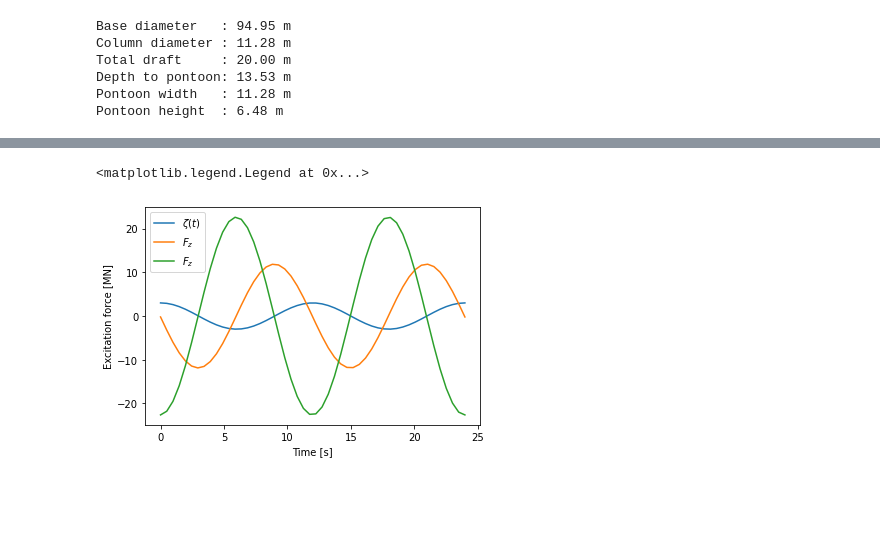
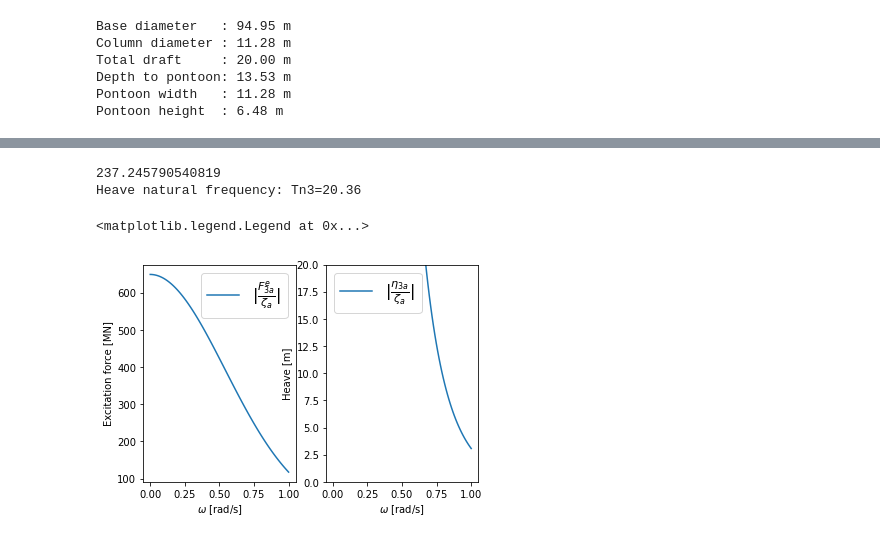
Before and after one commit to hydrodavid/tmr4247, a Jupyter notebook: Lecture_7.ipynb, the cells around one changed output, grey strips where cells are left out. Saved outputs shown, nothing was run; the diff lists cells and outputs as text; code cells hidden in the pictures; blank space fills up the shorter version.

```diff
--- a/Lecture_7.ipynb
+++ b/Lecture_7.ipynb
@@ -309,6 +327,7 @@ feet_to_meters = 1./3.2808 # [m/ft]   unit conversion
 inches_to_meters = 0.0254  # [m/inch] unit conversion
 
 D = 311*feet_to_meters + 6*inches_to_meters # Base diameter
+R = 0.5*D                                   # Base radius
 d = 37*feet_to_meters                       # Column diameter
 hb = 65*feet_to_meters + 7.5*inches_to_meters # Total draft (depth to bottom of pontoon)
 ht = 44*feet_to_meters + 4.5*inches_to_meters # Depth to top of pontoon
@@ -333,29 +370,75 @@ Pontoon height  : 6.48 m
 # %%
 # Excitation forces by use of strip theory
 rho = 1025.
 
 area2d = width*height   # [m^2] Cross-section area of pontoon
 zm = -(ht + 0.5*height) # [m] Depth to area center of cross-section
 
 # Divide pontoons into strips
 rvec, dr = np.linspace(0, 0.5*D, 50, retstep=True)
 rmvec = np.diff(rvec) # Strip mean radial coordinate
 Nstrip = len(rmvec)   # Number of strips
 
 # Pontoon angles
 theta1 = 0. * np.pi/180.
 theta2 = -120. * np.pi/180.
 theta3 = 120. * np.pi/180.
 
-# coordinates of stip mean pos
-xm1 = -np.flip(rmvec)
-xm2 = rmvec*np.cos(theta2)
-xm3 = rmvec*np.cos(theta3)
-xm = np.concatenate((xm1,xm2,xm3))
-
 # Added masses of 2d cross-section:
 a22_2d = 1.4*rho*area2d*height/width # Coefficient from Fig. 3.25
 a33_2d = 1.4*rho*area2d*width/height # Coefficient from Fig. 3.25
+
+# wave number vector from deep water dispersion relation
+omgvec = np.linspace(0.001, 1., 100)
+kvec = omgvec**2/9.81
+
+# Integration of vertical acceleration along pontoons yields, when using x=Rcos(theta):
+thetavec = [theta1, theta2, theta3]
+c1vec = np.array([np.sin(kvec*R*np.cos(theta))/np.cos(theta) for theta in thetavec]) # cos(omega*t) terms
+c1m = np.sum(c1vec)
+c2vec = np.array([(np.cos(kvec*R*np.cos(theta))-1)/np.cos(theta) for theta in thetavec]) # sin(omega*t) terms
+c2m = np.sum(c2vec)
+Cm = np.sqrt(c1m**2 + c2m**2)
+
+delta = np.arctan(c2m/c1m)
+
+
+# Excitation force amplitude in heave per wave amplitude:
+F3e_a = (rho*area2d + a33_2d) * g * np.exp(kvec*zm) * Cm
+# Above, we have used that omega**2/k = g
+
+# Waterplane stiffness
+Aw = 4*(np.pi*d**2/4.)
+C33 = rho*g*Aw
+
+# Displacement
+M = rho*(area2d*R*3 + Aw*ht)
+
+# Added mass
+A33 = a33_2d*R*3
+
+# Natural heave frequency
+omega3 = np.sqrt(C33/(M+A33))
+Tn3 = 2*np.pi/omega3
+print("Heave natural frequency: Tn3={:.2f}".format(Tn3))
+
+RAO = np.abs(F3e_a/(C33-omgvec**2*(M+A33)))
+
+# Plot surface elevation:
+fig, ax = plt.subplots(1,2)
+ax[0].plot(omgvec, F3e_a*10**(-6), label=r'$|\frac{F^e_{3a}}{\zeta_a}|$')
+ax[0].set_xlabel(r'$\omega$ [rad/s]')
+ax[0].set_ylabel('Excitation force [MN]')
+#ax.set_ylim(ymax=2, ymin=0)
+ax[0].legend(fontsize=16)
+
+ax[1].plot(omgvec, np.abs(RAO), label=r'$|\frac{\eta_{3a}}{\zeta_a}|$')
+ax[1].set_xlabel(r'$\omega$ [rad/s]')
+ax[1].set_ylabel('Heave [m]')
+ax[1].set_ylim(ymax=20, ymin=0)
+ax[1].legend(fontsize=16)
 # %% [output]
-<matplotlib.legend.Legend at 0x...>
+237.245790540819
+Heave natural frequency: Tn3=20.36
+<matplotlib.legend.Legend at 0x...>
-[figure, old version]
+[figure, new version]
```
Also changed, not shown: parts of 4 cells of this notebook, 1 other file.
